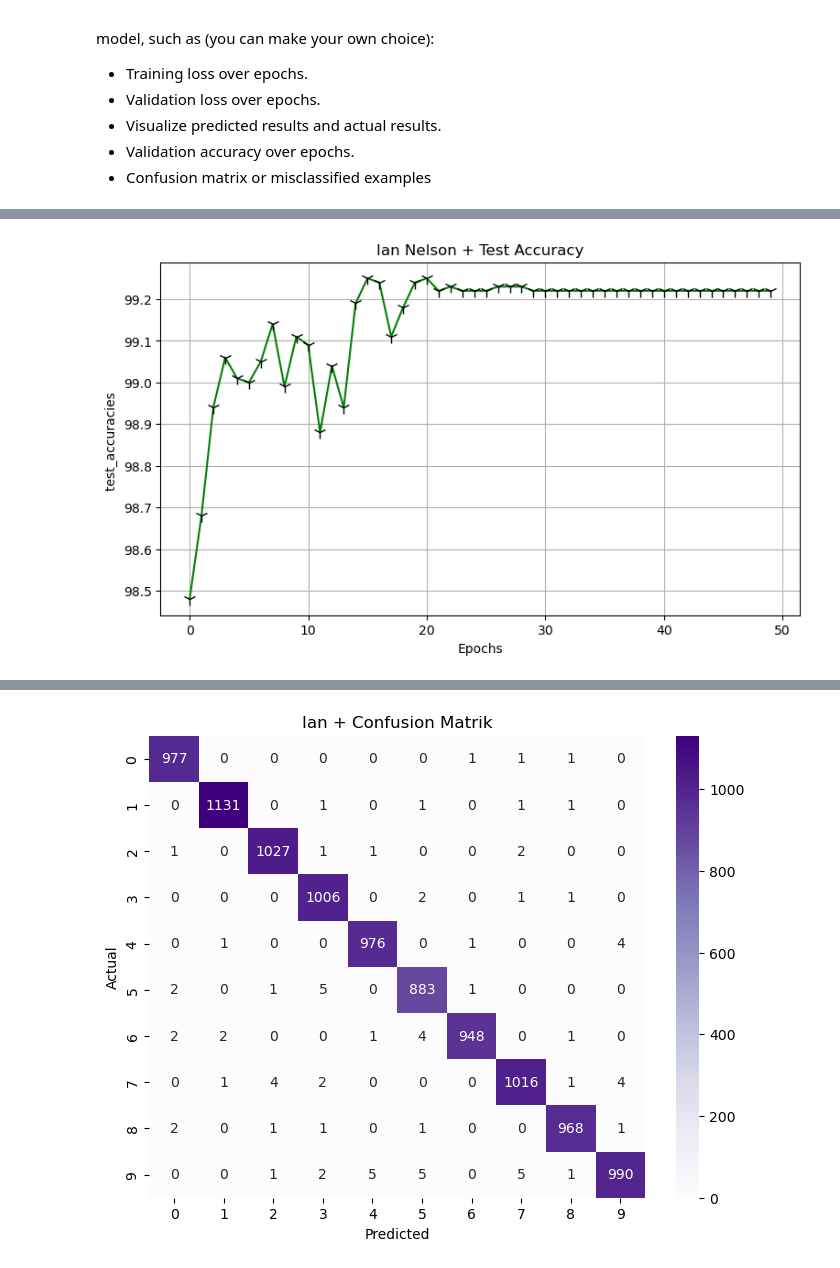
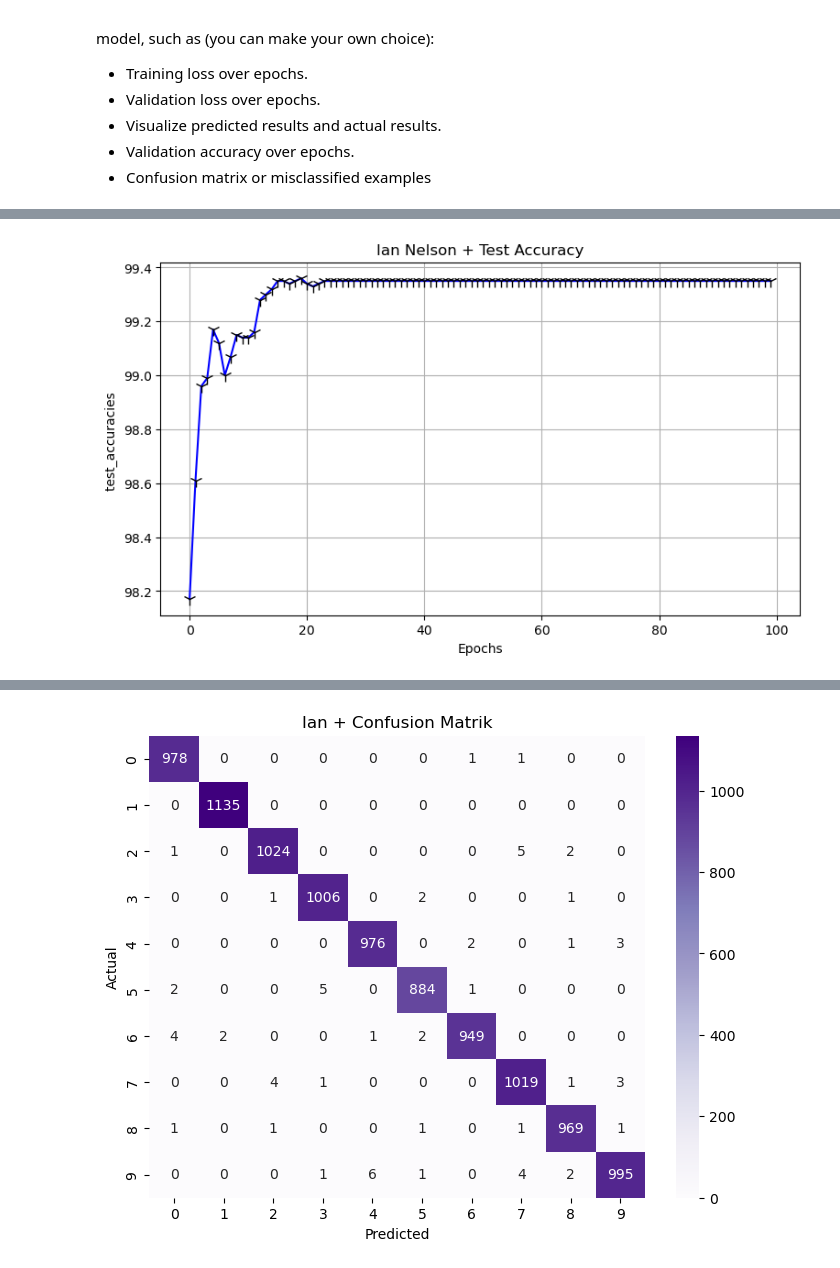
Before and after one commit to Ian-Nelson01/457-Lab6, a Jupyter notebook: Lab6 (1).ipynb, the cells around one changed output, grey strips where cells are left out. Drawn from its saved outputs; the diff is of its cells as text; code cells hidden in the pictures.

```diff
--- a/Lab6 (1).ipynb
+++ b/Lab6 (1).ipynb
@@ -177,7 +186,7 @@ def calculate_accuracy(outputs, labels):
 # Training loop
 # i'll see if i can run 50 overnight.
 # i'll settle for 5 for now
-num_epochs = 50
+num_epochs = 100
 test_losses, train_losses, test_accuracies, train_accuracies  = [] , [], [], []
 
 
@@ -203,13 +212,9 @@ for epoch in range(num_epochs):
 
         # Accumulate loss
         running_loss += loss.item()
-
     # Store training metrics
     train_losses.append(running_loss / len(train_loader))
     train_accuracies.append(100 * correct_train / total_train)
-
-
-
 
 
 
@@ -291,10 +322,10 @@ plt.show()
 # %%
 plt.figure(figsize=(9, 5))
 plt.title("Ian Nelson + Test Accuracy")
 plt.xlabel("Epochs")
 plt.ylabel("test_accuracies ")
 plt.grid()
-plt.plot(test_accuracies, color='green', marker="1", markersize=10, markerfacecolor='black', markeredgecolor='black')
+plt.plot(test_accuracies, color='blue', marker="1", markersize=10, markerfacecolor='black', markeredgecolor='black')
 plt.show()
 # %% [output]
-[figure, old version]
+[figure, new version]
```
Also changed, not shown: parts of 17 cells of this notebook.
